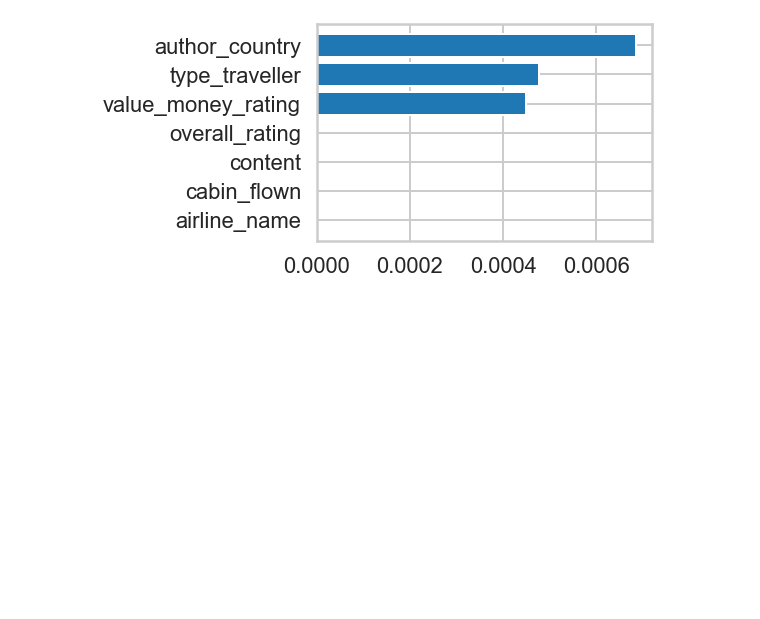
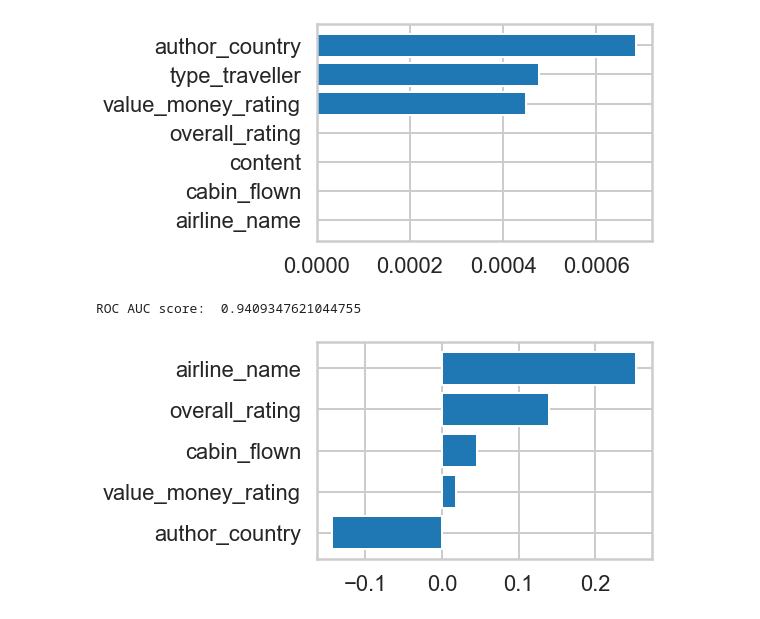
Before and after one commit to monikakrajnc/Capstone-Project-2, a Jupyter notebook: CP2_Naive_Bayes_V3.ipynb, the cells around one changed output. Drawn from its saved outputs; the diff is of its cells as text; code cells hidden in the pictures; blank space fills up the shorter version.

Commit message:
Adding model and graphs

```diff
--- a/CP2_Naive_Bayes_V3.ipynb
+++ b/CP2_Naive_Bayes_V3.ipynb
@@ -2270,3 +2333,77 @@ feat_names = ['airline_name', 'author_country', 'cabin_flown', 'content', 'overa
 f_importances(test_many_rf_8['clf'].feature_importances_, feat_names)
 # %% [output]
 [figure]
+# %%
+# create a dataframe with selected columns
+df_many_cols_9 = data_ratings_copy[['airline_name', 'author_country', 'cabin_flown', 'overall_rating', 'value_money_rating', 'recommended']]
+
+# drop rows where 'author_country', 'cabin_flown', 'overall_rating', 'value_money_rating' columns are empty
+df_many_cols_9 = df_many_cols_9.dropna(subset=['author_country', 'cabin_flown', 'overall_rating', 'value_money_rating'])
+
+# change float type into integer
+df_many_cols_9.overall_rating = df_many_cols_9.overall_rating.astype(int)
+df_many_cols_9.value_money_rating = df_many_cols_9.value_money_rating.astype(int)
+
+# define features and labels
+X_data_many_9 = df_many_cols_9.drop('recommended', axis=1)
+y_data_many_9 = df_many_cols_9['recommended']
+
+# split data into training and test set
+X_data_train_9, X_data_test_9, y_data_train_9, y_data_test_9 = train_test_split(X_data_many_9, y_data_many_9, test_size=0.3, random_state=21)
+
+# function to extract a column from dataframe and fit and transform it
+class GetItemTransformer_9(BaseEstimator, TransformerMixin):
+    def __init__(self, field):
+        self.field = field
+    def fit(self, X_data_many_9, y_data_many_9=None):
+        return self
+    def transform(self, X_data_many_9):
+        return X_data_many_9[self.field]
+
+# function to select integer column from a dataframe
+class NumberSelector_9(BaseEstimator, TransformerMixin):
+    def __init__(self, field):
+        self.field = field
+    def fit(self, X_data_many_9, y_data_many_9=None):
+        return self
+    def transform(self, X_data_many_9):
+        return X_data_many_9[[self.field]]
+
+
+ # pipeline with LinearSVC classifier with 5 features
+test_many_linear_9 = Pipeline([
+    ('features', FeatureUnion([
+                            ('f1', Pipeline([
+                                    ('get', GetItemTransformer_9('airline_name')),
+                                    ('ctvr', CountVectorizer(stop_words='english')),
+                                    ])),
+                            ('f2', Pipeline([
+                                    ('get', GetItemTransformer_9('cabin_flown')),
+                                    ('ctvr', CountVectorizer(stop_words='english')),
+                                    ])),
+                            ('f3', Pipeline([
+                                    ('get', GetItemTransformer_9('author_country')),
+                                    ('ctvr', CountVectorizer(stop_words='english')),
+                                    ])),
+                            ('f4', Pipeline([
+                                    ('get', NumberSelector_9('value_money_rating')),
+                                    ])),
+                            ('f5', Pipeline([
+                                    ('get', NumberSelector_9('overall_rating')),
+                                    ])),
+                            ])),
+    ('clf', LinearSVC()),
+    ])
+
+# fit the selected classifier with training data and predict on test
+model_many_linear_9 = test_many_linear_9.fit(X_data_train_9, y_data_train_9)
+predicted_many_linear_9 = model_many_linear_9.predict(X_data_test_9)
+
+# calculate ROC AUC from prediction scores
+print('ROC AUC score: ', metrics.roc_auc_score(y_data_test_9, predicted_many_linear_9))
+
+# plot feature importance
+f_importances(test_many_linear_9['clf'].coef_[0], list(X_data_train_9.columns))
+# %% [output]
+ROC AUC score:  0.9409347621044755
+[figure, added]
```
Also changed, not shown: parts of 33 cells of this notebook.
